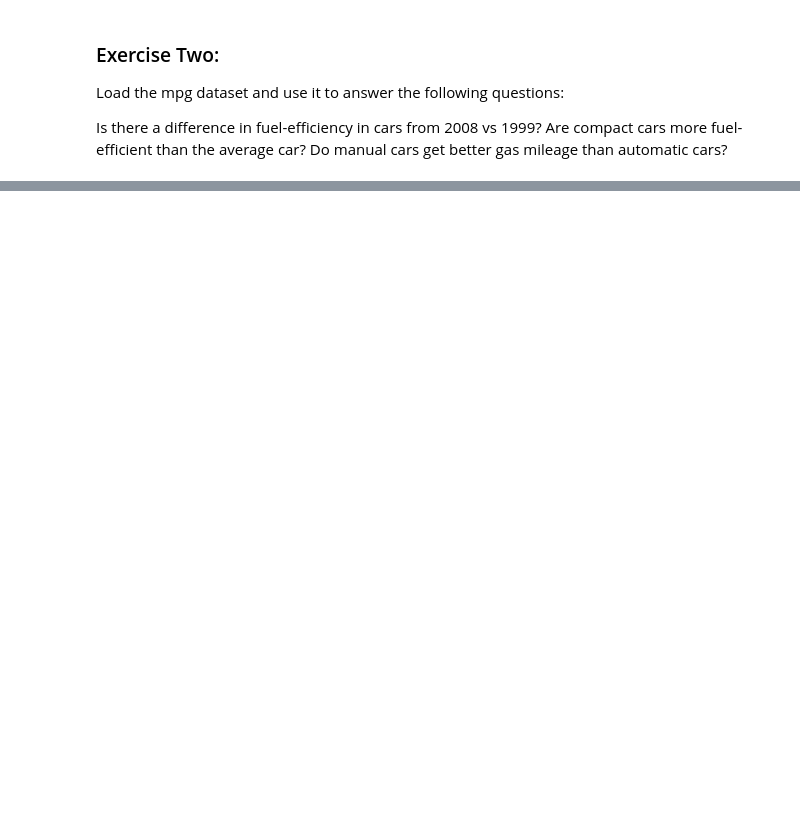
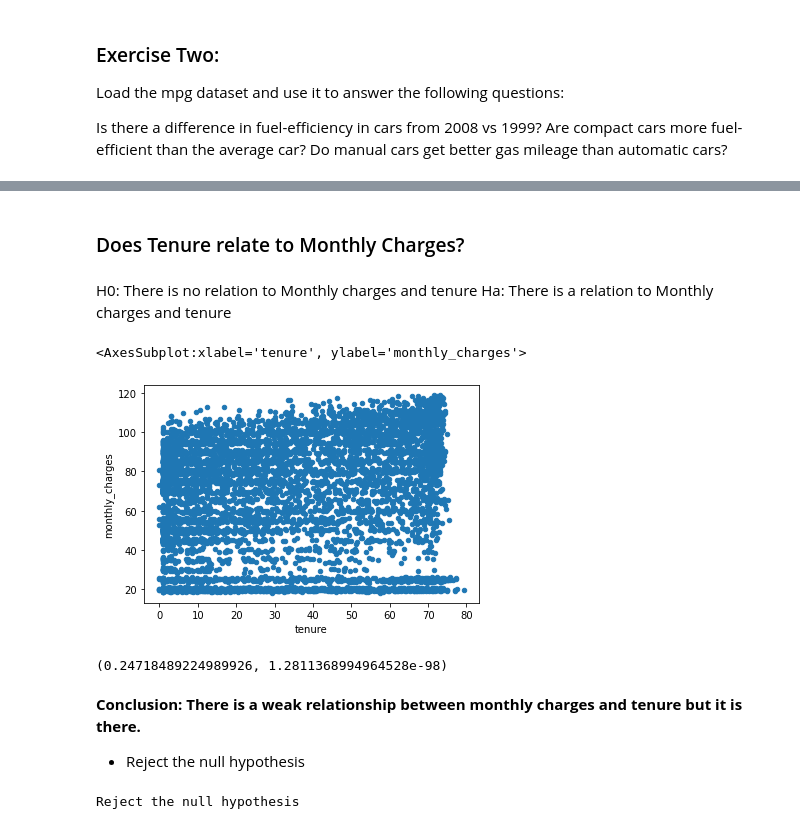
Before and after one commit to jeneyring/Stats, a Jupyter notebook: hypothesis_testing.ipynb, the cells around one changed output, grey strips where cells are left out. Drawn from its saved outputs; the diff is of its cells as text; code cells hidden in the pictures; blank space fills up the shorter version.

```diff
--- a/hypothesis_testing.ipynb
+++ b/hypothesis_testing.ipynb
@@ -247,0 +176,7 @@ TypeError: unsupported operand type(s) for /: 'str' and 'int'
+# %%
+import pandas as pd
+import seaborn as sns
+import numpy as np
+import matplotlib as plt
+import scipy.stats as stats
+df = pd.read_csv("Copy of Jennifer Eyring - jemison_spreadsheet_exercises - Table1_Copy.csv")
@@ -247,0 +193,4 @@ TypeError: unsupported operand type(s) for /: 'str' and 'int'
+# %%
+#renamed to call on later
+df=df.rename(columns={"Service Type": "service_type"})
+df
@@ -247,0 +211,10 @@ TypeError: unsupported operand type(s) for /: 'str' and 'int'
+# %% [markdown]
+### Does Tenure relate to Monthly Charges?
+# %% [markdown]
+H0: There is no relation to Monthly charges and tenure
+Ha: There is a relation to Monthly charges and tenure
+# %%
+df.plot.scatter(y='monthly_charges', x='tenure')
+# %% [output]
+<AxesSubplot:xlabel='tenure', ylabel='monthly_charges'>
+[figure, added]
@@ -247,0 +226,15 @@ TypeError: unsupported operand type(s) for /: 'str' and 'int'
+# %%
+r, p = stats.pearsonr(x,y)
+r,p
+# %% [output]
+(0.24718489224989926, 1.2811368994964528e-98)
+# %% [markdown]
+<b> Conclusion: There is a weak relationship between monthly charges and tenure but it is there.
+- Reject the null hypothesis</b>
+# %%
+if p < alpha:
+    print('Reject the null hypothesis')
+else:
+    print('Fail to rejcet the null hypothesis')
+# %% [output]
+Reject the null hypothesis
```
Also changed, not shown: parts of 42 cells of this notebook, 4 other files.
